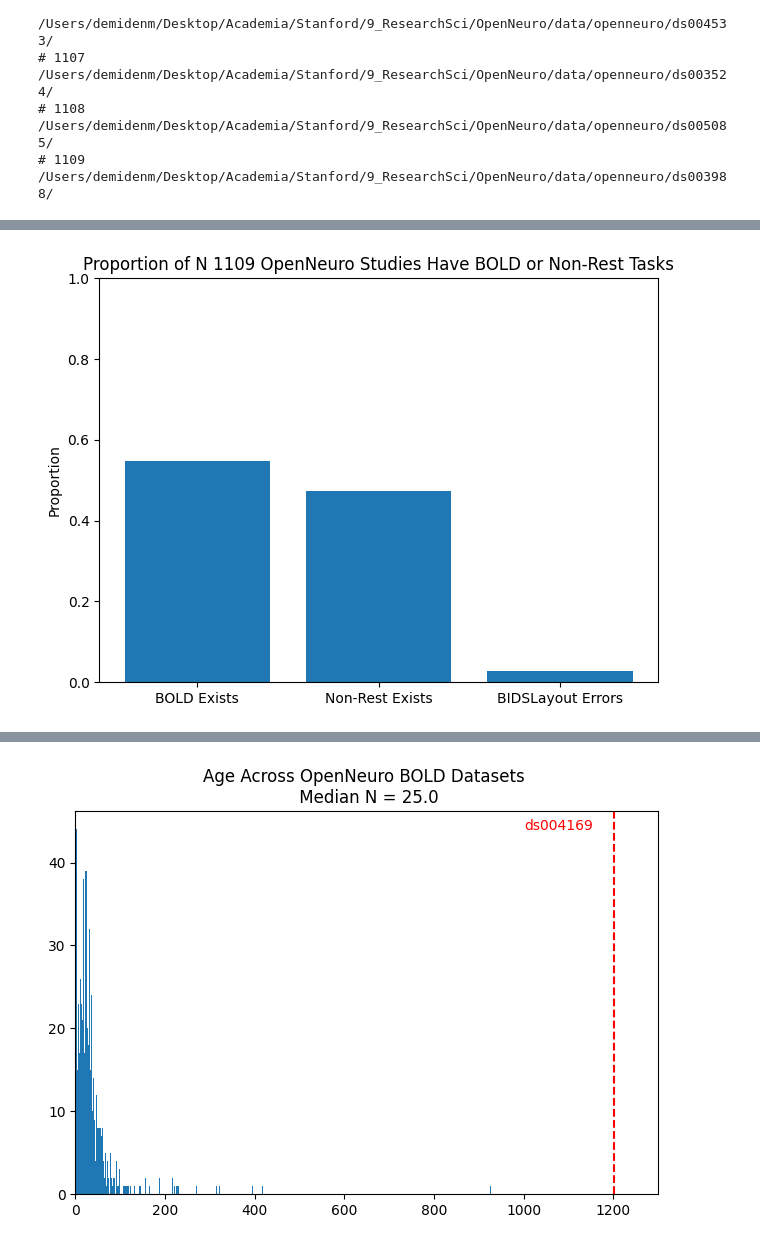
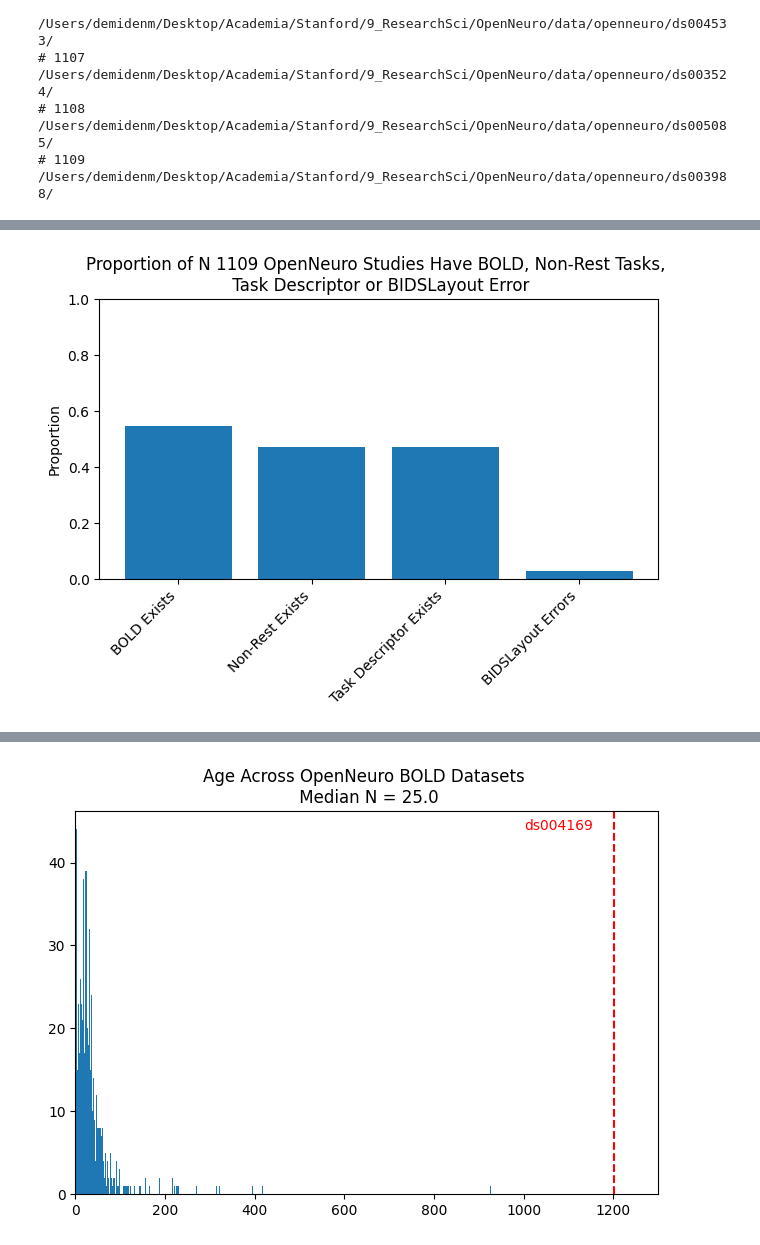
Before and after one commit to demidenm/openneuro_scrub, a Jupyter notebook: scripts/evaluating_files-values.ipynb, the cells around one changed output, grey strips where cells are left out. Drawn from its saved outputs; the diff is of its cells as text; code cells hidden in the pictures.

```diff
--- a/scripts/evaluating_files-values.ipynb
+++ b/scripts/evaluating_files-values.ipynb
@@ -560,3 +563,6 @@ final_study_info.to_csv('/Users/demidenm/Downloads/final_study_details.tsv', sep
+# %%
+final_combined_df = pd.read_csv('/Users/demidenm/Downloads/final_study_combined_checks.tsv', sep='\t', low_memory=False)
+final_study_info = pd.read_csv('/Users/demidenm/Downloads/final_study_details.tsv', sep='\t', low_memory=False)
 # %%
 final_study_info.columns
 # %% [output]
@@ -568,23 +577,20 @@ Index(['study_name', 'num_subs', 'nuum_sess', 'num_runs', 'bold_exists',
 # %%
 total_n = len(final_study_info)
 bids_layouterror = final_study_info['error_messages'].notna().sum() / total_n
-bold_exists_count = final_study_info['bold_exists'].sum()
-nonrest_exists_count = final_study_info['nonrest_exists'].sum()
-nonrestbold_exists_count = final_study_info[final_study_info['bold_exists'] == True]['nonrest_exists'].sum()
-bold_proportion = bold_exists_count / total_n
-nonrest_proportion = nonrest_exists_count / total_n
-nonrestbold_proportion = nonrest_exists_count / bold_exists_count if bold_exists_count > 0 else 0
+bold_proportion = final_study_info['bold_exists'].sum() / total_n
+nonrest_proportion = final_study_info['nonrest_exists'].sum() / total_n
+task_descr_exist = final_study_info['task_decsriptor_exist'].dropna().apply(lambda x: any(x)).astype(bool).sum() / total_n
 
-plt.bar(['BOLD Exists', 'Non-Rest Exists', 'BIDSLayout Errors'], [bold_proportion, nonrest_proportion, bids_layouterror])
+plt.bar(['BOLD Exists', 'Non-Rest Exists', 'Task Descriptor Exists', 'BIDSLayout Errors'],
+        [bold_proportion, nonrest_proportion, task_descr_exist, bids_layouterror])
 plt.ylabel('Proportion')
-plt.title(f'Proportion of N {len(final_study_info)} OpenNeuro Studies Have BOLD or Non-Rest Tasks')
+plt.title(f'Proportion of N {len(final_study_info)} OpenNeuro Studies Have BOLD, Non-Rest Tasks, \n Task Descriptor or BIDSLayout Error')
 plt.ylim(0, 1)
+plt.xticks(rotation=45, ha='right')
 plt.tight_layout()
-
-# Show Plot 1
 plt.show()
 # %% [output]
-[figure, old version]
+[figure, new version]
 # %%
 datdesc_proportion = final_study_info['datadesc_exist'].sum() / total_n
 partici_json_proportion = final_study_info['partic_json_exist'].sum() / total_n
```
Also changed, not shown: parts of 15 cells of this notebook.
